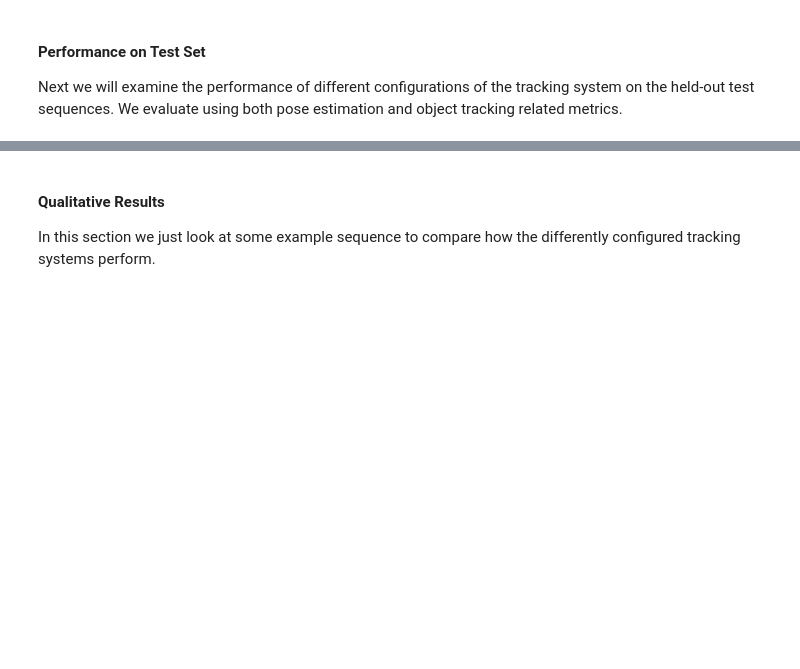
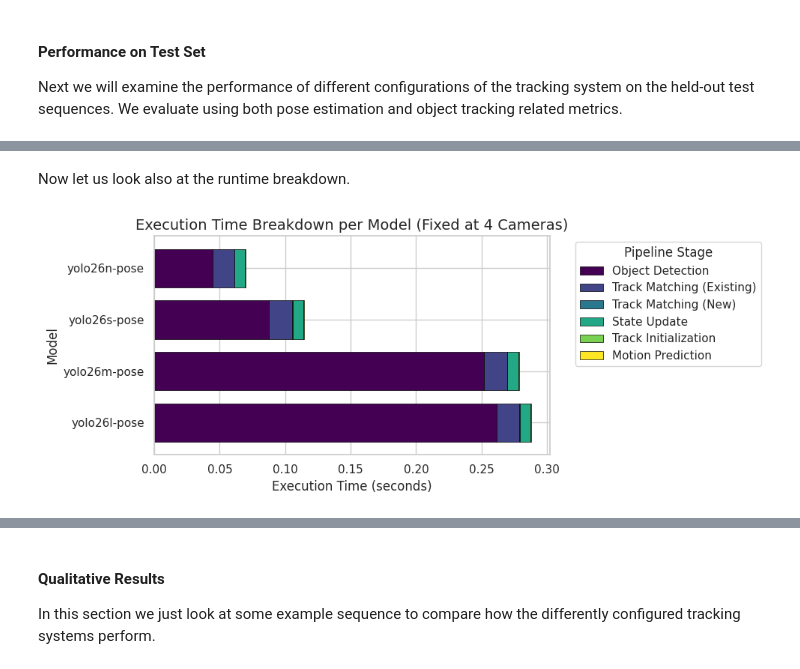
Before and after one commit to rolandbernard/cv-project, a Jupyter notebook: code/1.evaluation.ipynb, the cells around one changed output, grey strips where cells are left out. Saved outputs shown, nothing was run; the diff lists cells and outputs as text; code cells hidden in the pictures; blank space fills up the shorter version.

```diff
--- a/code/1.evaluation.ipynb
+++ b/code/1.evaluation.ipynb
@@ -157,0 +257,37 @@ Next we will examine the performance of different configurations of the tracking
+# %% [markdown]
+Now let us look also at the runtime breakdown.
+# %%
+# Breaks down execution times across models under identical environment conditions.
+time_cols = [
+    "t_detection", "t_matching_old", "t_matching_new", "t_update", "t_create_new", "t_prediction"
+]
+stage_rename_map = {
+    "t_detection": "Object Detection",
+    "t_matching_old": "Track Matching (Existing)",
+    "t_matching_new": "Track Matching (New)",
+    "t_update": "State Update",
+    "t_create_new": "Track Initialization",
+    "t_prediction": "Motion Prediction"
+}
+
+df_time_sorted = df_4cams.groupby("model")[time_cols].mean()\
+    .sort_values(by="t_detection", ascending=False)
+
+ax = df_time_sorted[time_cols].plot(
+    kind="barh", stacked=True, figsize=(10, 4),
+    colormap="viridis", edgecolor="black", linewidth=0.5,
+    width=0.75
+)
+handles, labels = ax.get_legend_handles_labels()
+
+new_labels = [stage_rename_map.get(label, label) for label in labels]
+plt.title("Execution Time Breakdown per Model (Fixed at 4 Cameras)")
+plt.xlabel("Execution Time (seconds)")
+plt.ylabel("Model")
+plt.legend(handles, new_labels, title="Pipeline Stage",
+           bbox_to_anchor=(1.05, 1), loc="upper left")
+plt.tight_layout()
+plt.savefig("../report/figures/execution_time_breakdown_4_cams.pdf")
+plt.show()
+# %% [output]
+[figure, added]
```
Also changed, not shown: parts of 16 cells of this notebook, 9 other files.
